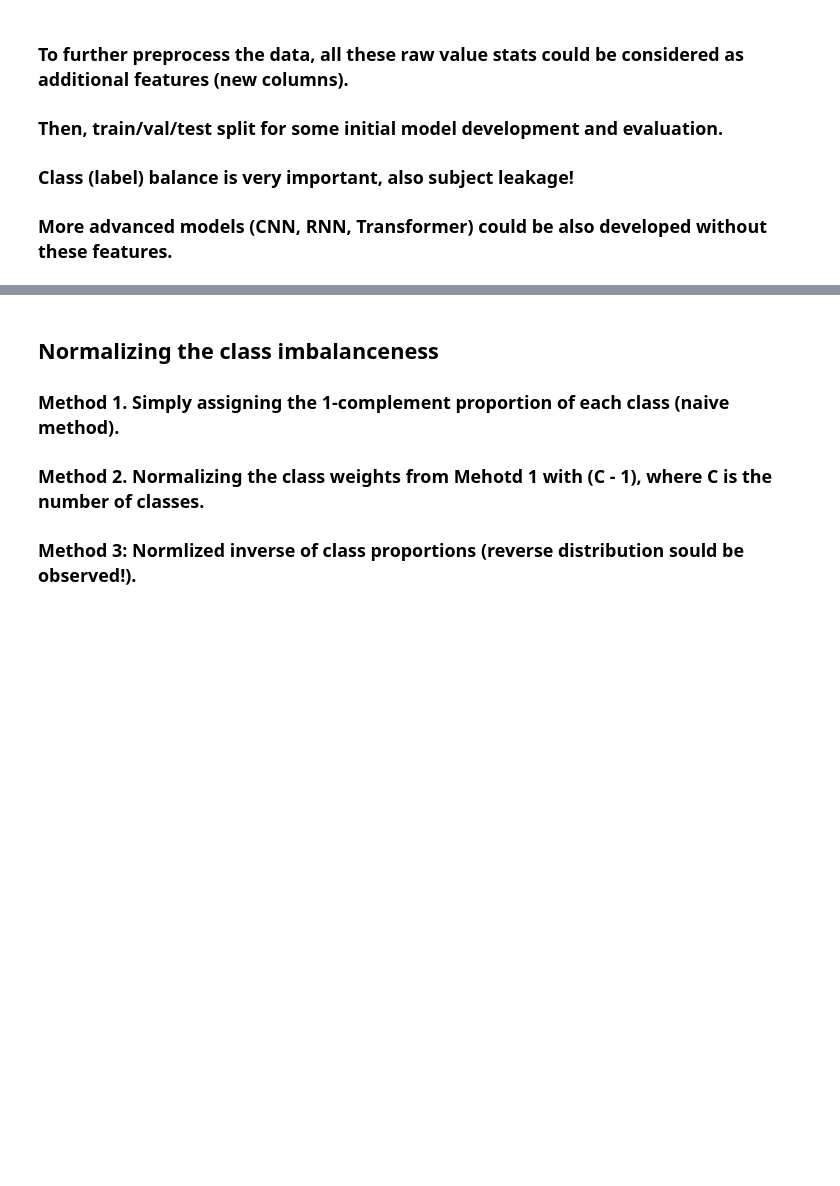
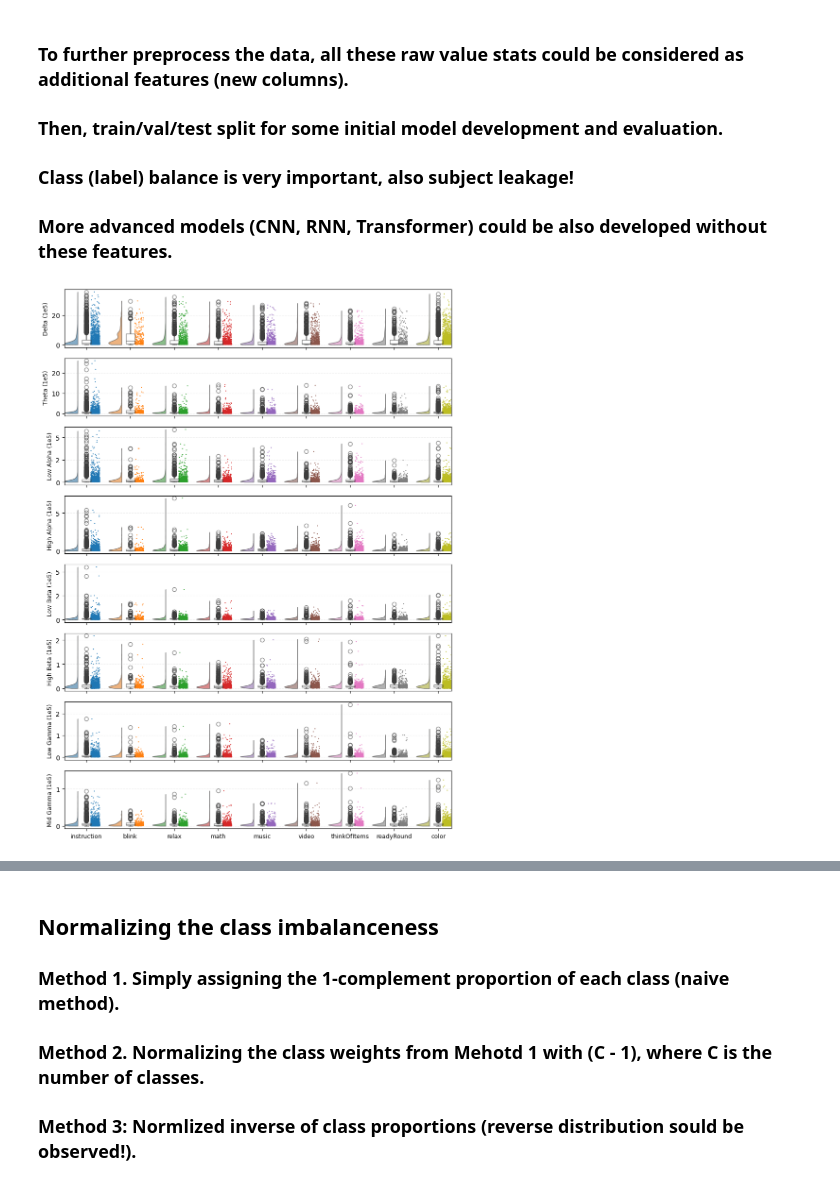
Before and after one commit to parhamkebria/EEG, a Jupyter notebook: EEG_Power_MLP.ipynb, the cells around one changed output, grey strips where cells are left out. Drawn from its saved outputs; the diff is of its cells as text; code cells hidden in the pictures; blank space fills up the shorter version.

```diff
--- a/EEG_Power_MLP.ipynb
+++ b/EEG_Power_MLP.ipynb
@@ -472,7 +462,7 @@ plt.show()
 # %%
 def plot_power_distribution(data=eeg_data, large=True):
     classes = data['label'].dropna().unique().tolist()
-    fig, axs = plt.subplots(len(POWER_BANDS), 1, figsize=(15, 18), sharex=True)
+    fig, axs = plt.subplots(len(POWER_BANDS), 1, figsize=(9, 12), sharex=True)
 
     plt.rcParams.update({'font.size': 12})
 
@@ -499,35 +489,37 @@ def plot_power_distribution(data=eeg_data, large=True):
             x='label',
             y='value',
             orient='v',
             hue='label',
             # palette='Set2',
             width_viol=0.6,
             width_box=0.2,
             move=0.2,
             alpha=0.6,
             point_size=1.5,
             ax=ax
         )
 
         # ax.set_title(f"{POWER_BANDS[i].capitalize()} Power Distribution by Class")
         ax.set_xlabel('')
-        ax.set_ylabel(f'{POWER_BANDS[i].replace('_', ' ').title()}')
+        ax.set_ylabel(f'{POWER_BANDS[i].replace('_', ' ').title()}', fontsize=9)
         if large:ax.set_ylabel(f'{POWER_BANDS[i].replace('_', ' ').title()} (1e5)')
         ax.grid(axis='y', alpha=0.2, linestyle='--')
 
     # Format all y-axes to display in 1e5 units
     from matplotlib.ticker import FuncFormatter
     def format_1e5(x, pos):
         return f'{x/1e5:.0f}'
 
     for ax in axs:
         if large:
             ax.yaxis.set_major_formatter(FuncFormatter(format_1e5))
 
-    axs[-1].tick_params(axis='x', rotation=90)
+    axs[-1].tick_params(axis='x', rotation=0, labelsize=9)
     plt.tight_layout()
     plt.show()
 plot_power_distribution()
+# %% [output]
+[figure, added]
 # %%
 def plot_raw_stats_distribution(data=eeg_data, columns=None, ncols=1, figsize_per_panel=(7, 3.5)):
     if columns is None:
```
Also changed, not shown: parts of 9 cells of this notebook, 2 other files.
